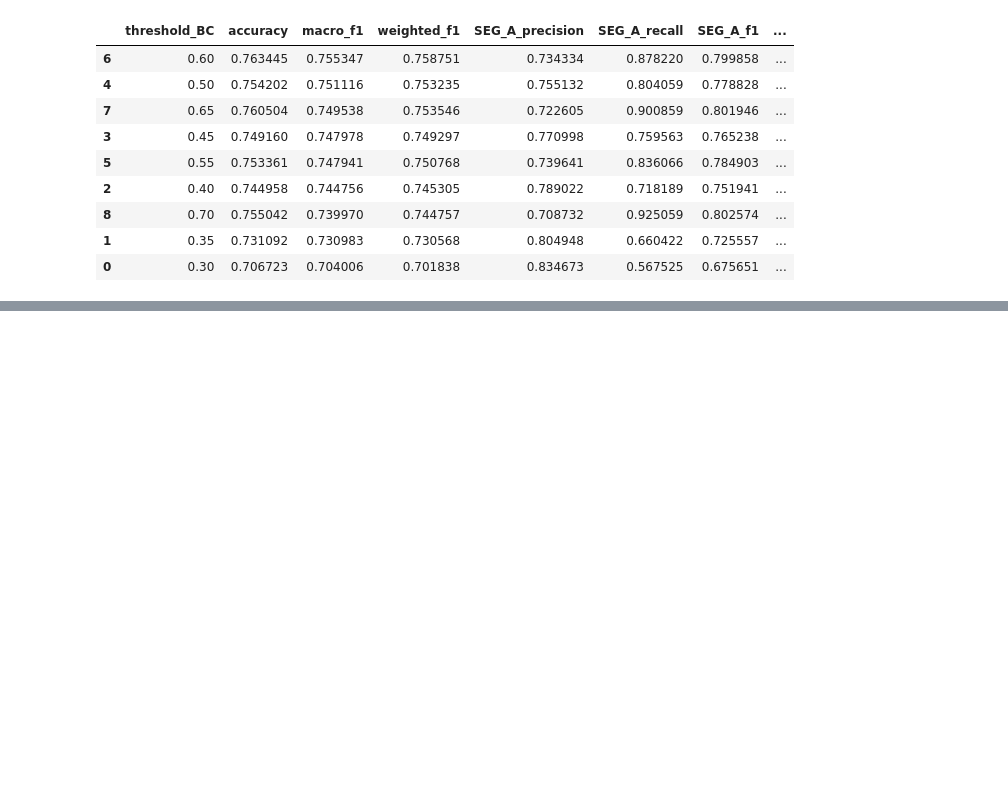
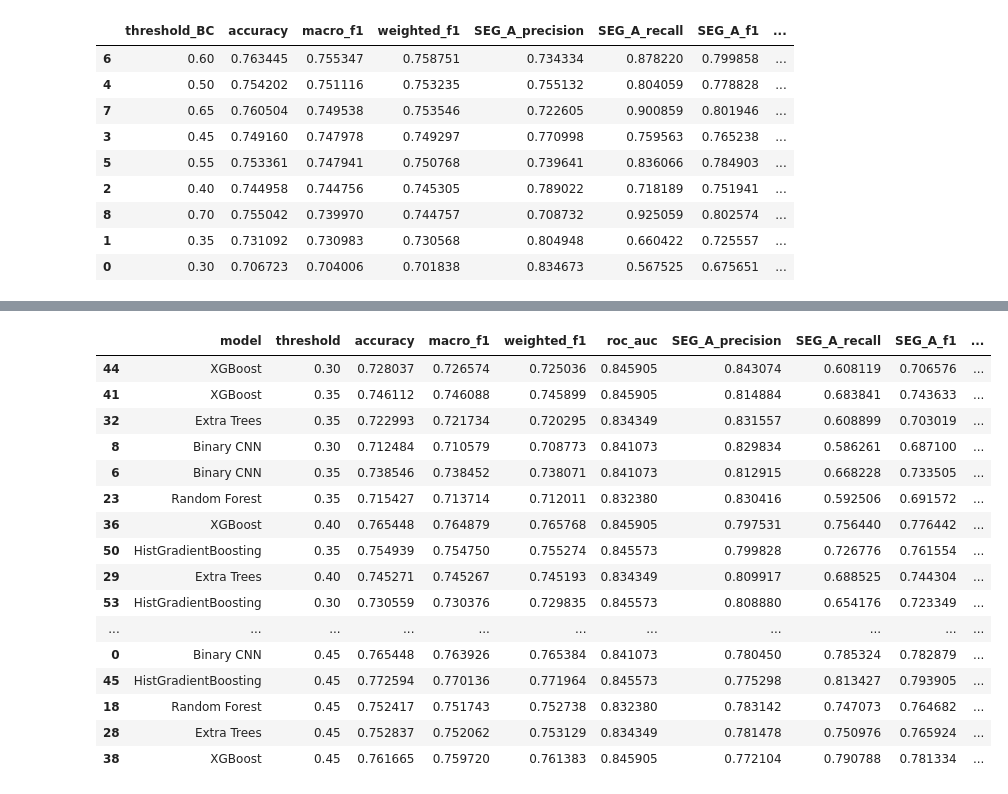
Before and after one commit to david-bazalduaa/Pfizer-segmentation-Ulcerative-Colitis, a Jupyter notebook: Neural network/A_vs_BC_FinalModel.ipynb, the cells around one changed output, grey strips where cells are left out. Cells and saved outputs as stored; diff of their text form; code cells hidden in the pictures; blank space fills up the shorter version.

```diff
--- a/Neural network/A_vs_BC_FinalModel.ipynb
+++ b/Neural network/A_vs_BC_FinalModel.ipynb
@@ -486,3 +558,15 @@ threshold_df.sort_values("macro_f1", ascending=False)
 | 8 | 0.70 | 0.755042 | 0.739970 | 0.744757 | 0.708732 | 0.925059 | 0.802574 | ... |
 | 1 | 0.35 | 0.731092 | 0.730983 | 0.730568 | 0.804948 | 0.660422 | 0.725557 | ... |
 | 0 | 0.30 | 0.706723 | 0.704006 | 0.701838 | 0.834673 | 0.567525 | 0.675651 | ... |
+# %%
+# %%
+cnn_val_proba = binary_cnn.predict(X_val)[:, 1]
+cnn_test_proba = binary_cnn.predict(X_test)[:, 1]
+
+cnn_thresholds = threshold_search_binary(
+    y_true=y_val_np,
+    y_proba=cnn_val_proba,
+    model_name="Binary CNN"
+)
+
+cnn_thresholds.head(10)
@@ -488,0 +821,30 @@ threshold_df.sort_values("macro_f1", ascending=False)
+# %%
+# %%
+all_threshold_results_val["custom_score"] = (
+    0.40 * all_threshold_results_val["macro_f1"] +
+    0.30 * all_threshold_results_val["roc_auc"] +
+    0.30 * all_threshold_results_val["SEG_BC_recall"]
+)
+
+all_threshold_results_val.sort_values(
+    "custom_score",
+    ascending=False
+).head(20)
+# %% [output]
+|  | model | threshold | accuracy | macro_f1 | weighted_f1 | roc_auc | SEG_A_precision | SEG_A_recall | SEG_A_f1 | ... |
+| 44 | XGBoost | 0.30 | 0.728037 | 0.726574 | 0.725036 | 0.845905 | 0.843074 | 0.608119 | 0.706576 | ... |
+| 41 | XGBoost | 0.35 | 0.746112 | 0.746088 | 0.745899 | 0.845905 | 0.814884 | 0.683841 | 0.743633 | ... |
+| 32 | Extra Trees | 0.35 | 0.722993 | 0.721734 | 0.720295 | 0.834349 | 0.831557 | 0.608899 | 0.703019 | ... |
+| 8 | Binary CNN | 0.30 | 0.712484 | 0.710579 | 0.708773 | 0.841073 | 0.829834 | 0.586261 | 0.687100 | ... |
+| 6 | Binary CNN | 0.35 | 0.738546 | 0.738452 | 0.738071 | 0.841073 | 0.812915 | 0.668228 | 0.733505 | ... |
+| 23 | Random Forest | 0.35 | 0.715427 | 0.713714 | 0.712011 | 0.832380 | 0.830416 | 0.592506 | 0.691572 | ... |
+| 36 | XGBoost | 0.40 | 0.765448 | 0.764879 | 0.765768 | 0.845905 | 0.797531 | 0.756440 | 0.776442 | ... |
+| 50 | HistGradientBoosting | 0.35 | 0.754939 | 0.754750 | 0.755274 | 0.845573 | 0.799828 | 0.726776 | 0.761554 | ... |
+| 29 | Extra Trees | 0.40 | 0.745271 | 0.745267 | 0.745193 | 0.834349 | 0.809917 | 0.688525 | 0.744304 | ... |
+| 53 | HistGradientBoosting | 0.30 | 0.730559 | 0.730376 | 0.729835 | 0.845573 | 0.808880 | 0.654176 | 0.723349 | ... |
+| ... | ... | ... | ... | ... | ... | ... | ... | ... | ... | ... |
+| 0 | Binary CNN | 0.45 | 0.765448 | 0.763926 | 0.765384 | 0.841073 | 0.780450 | 0.785324 | 0.782879 | ... |
+| 45 | HistGradientBoosting | 0.45 | 0.772594 | 0.770136 | 0.771964 | 0.845573 | 0.775298 | 0.813427 | 0.793905 | ... |
+| 18 | Random Forest | 0.45 | 0.752417 | 0.751743 | 0.752738 | 0.832380 | 0.783142 | 0.747073 | 0.764682 | ... |
+| 28 | Extra Trees | 0.45 | 0.752837 | 0.752062 | 0.753129 | 0.834349 | 0.781478 | 0.750976 | 0.765924 | ... |
+| 38 | XGBoost | 0.45 | 0.761665 | 0.759720 | 0.761383 | 0.845905 | 0.772104 | 0.790788 | 0.781334 | ... |
```
Also changed, not shown: parts of 24 cells of this notebook.
